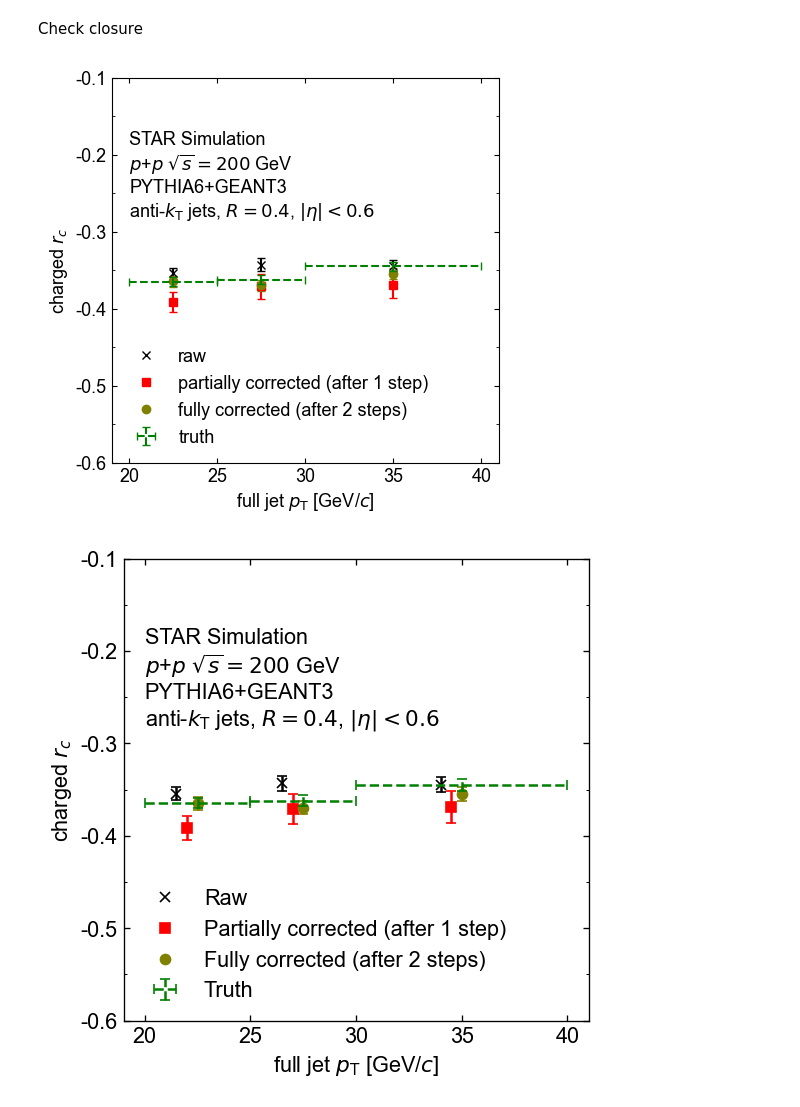
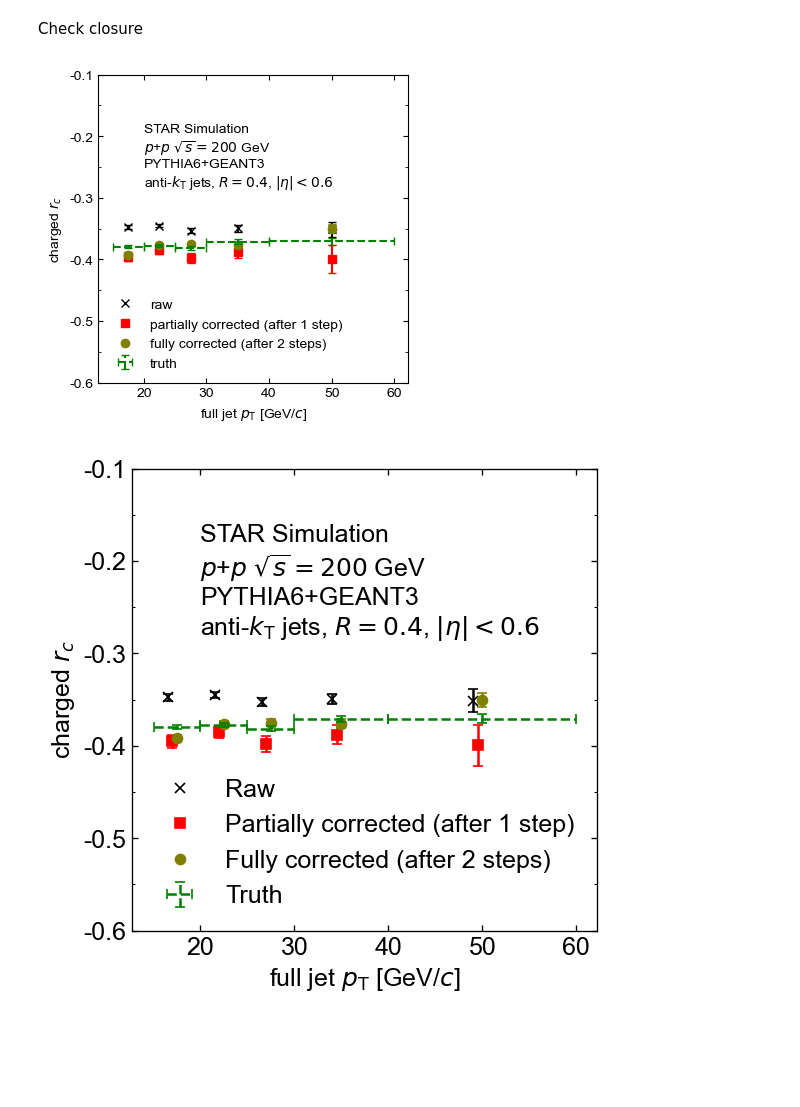
Before and after one commit to y-song/rc, a Jupyter notebook: pp/closure_paper_plot.ipynb, the cells around one changed output. Cells and saved outputs as stored; diff of their text form; code cells hidden in the pictures; blank space fills up the shorter version.

Commit message:
Fixed a bug for closure_paper_plot, updated plots for thesis with new embedding

```diff
--- a/pp/closure_paper_plot.ipynb
+++ b/pp/closure_paper_plot.ipynb
@@ -277,9 +332,11 @@ df2_allreco_pts_array = [ df2_allreco[(df2_allreco.pts>15) & (df2_allreco.pts<20
 # %%
 b2_allreco_array = []
+b2_err_allreco_array = []
 for i in range(0,5):
     df2_allreco_pts = df2_allreco_pts_array[i]
     y_reco,yerr_reco,x = calc_hist(df2_allreco_pts[ob+'s'], bins=np.arange(range_low,range_high+(range_high-range_low)/bins, (range_high-range_low)/bins), weights=df2_allreco_pts['ws'], density=True)
     b2_allreco_array.append(y_reco/sum(y_reco))
+    b2_err_allreco_array.append(yerr_reco/sum(y_reco))
 # %%
 def subtractFake(data, fake_rate, fake_dist):
     corrected = (data - fake_rate * fake_dist)/(1 - fake_rate)
@@ -289,15 +346,15 @@ b2_fakesubtracted_array = []
 b2_err_fakesubtracted_array = []
 rc_fakesubtracted_array = []
 rc_err_fakesubtracted_array = []
-for i in range(0,4):
+for i in range(0,5):
     print(i)
     #print(b2_allreco_array[i])
     #print(getRc(data_array[i]))
     b2_fakesubtracted = subtractFake(b2_allreco_array[i], fake_rate_array[i], b1_fake_array[i])
     b2_fakesubtracted_array.append(b2_fakesubtracted)
-    b2_err_fakesubtracted = np.sqrt(b1_err_allreco_array[i]**2+(fake_rate_array[i]*b1_err_fake_array[i])**2)
+    b2_err_fakesubtracted = np.sqrt(b2_err_allreco_array[i]**2+(fake_rate_array[i]*b1_err_fake_array[i])**2)
     b2_err_fakesubtracted_array.append(b2_err_fakesubtracted)
-    print(b2_fakesubtracted)
+    print(b2_fakesubtracted, b2_err_fakesubtracted)
     nos = b2_fakesubtracted[0]
     nss = b2_fakesubtracted[1]
     rc_fakesubtracted = (nss-nos) / (nss+nos)
@@ -441,11 +499,8 @@ Obtain truth
 df2_alltruth_pt_array = [ df2_alltruth[(df2_alltruth.pt>15) & (df2_alltruth.pt<20)],\
                        df2_alltruth[(df2_alltruth.pt>20) & (df2_alltruth.pt<25)],\
                        df2_alltruth[(df2_alltruth.pt>25) & (df2_alltruth.pt<30)],\
-                       df2_alltruth[(df2_alltruth.pt>30) & (df2_alltruth.pt<40)] ]
-# this is technically incorrect since
-# df_all = pd.read_csv('/vast/palmer/home.grace/ys668/output/run12/all0818_2_all.csv')
-# df_alltruth = applyCut(df_all, 'pt>5 and b!=-9')
-# and df_all include only jets that pass the detector-level cuts
+                       df2_alltruth[(df2_alltruth.pt>30) & (df2_alltruth.pt<40)],\
+                       df2_alltruth[(df2_alltruth.pt>40) & (df2_alltruth.pt<60)]  ]
 # %%
 rc2_truth_b_vs_pt_array = []
 rc2_err_truth_b_vs_pt_array = []
@@ -459,14 +514,14 @@ from matplotlib.ticker import (MultipleLocator, AutoMinorLocator)
 plt.rcParams['font.family'] = 'arial'
 plt.rcParams['axes.unicode_minus'] = False
 # %%
-fig=plt.figure(figsize=(5,5))
-plt.errorbar([22.5, 27.5, 35], rc2_allreco_bs_vs_pts_array[1:], yerr=rc2_err_allreco_bs_vs_pts_array[1:], capsize=3, color='k', ls='none')
-plt.errorbar([22.5, 27.5, 35], rc_fakesubtracted_array[1:], yerr=rc_err_fakesubtracted_array[1:], capsize=3, color='r', ls='none')
-plt.errorbar([22.5, 27.5, 35], rc_match_bs_vs_pt_array[1:-1], yerr=rc_err_match_bs_vs_pt_array[1:-1], capsize=3, color='olive', ls='none')
-plt.plot([22.5, 27.5, 35], rc2_allreco_bs_vs_pts_array[1:], color='k', ls='none', marker='x', label='raw')
-plt.plot([22.5, 27.5, 35], rc_fakesubtracted_array[1:], color='r', ls='none', marker='s', label='partially corrected (after 1 step)')
-plt.plot([22.5, 27.5, 35], rc_match_bs_vs_pt_array[1:-1], color='olive', ls='none', marker='o', label='fully corrected (after 2 steps)')
-eb1 = plt.errorbar([22.5, 27.5, 35], rc2_truth_b_vs_pt_array[1:], xerr=[2.5, 2.5, 5], yerr=rc2_err_truth_b_vs_pt_array[1:], capsize=3, color='g', ls='none', label='truth')
+fig=plt.figure(figsize=(4,4))
+plt.errorbar([17.5, 22.5, 27.5, 35, 50], rc2_allreco_bs_vs_pts_array, yerr=rc2_err_allreco_bs_vs_pts_array, capsize=3, color='k', ls='none')
+plt.errorbar([17.5, 22.5, 27.5, 35, 50], rc_fakesubtracted_array, yerr=rc_err_fakesubtracted_array, capsize=3, color='r', ls='none')
+plt.errorbar([17.5, 22.5, 27.5, 35, 50], rc_match_bs_vs_pt_array, yerr=rc_err_match_bs_vs_pt_array, capsize=3, color='olive', ls='none')
+plt.plot([17.5, 22.5, 27.5, 35, 50], rc2_allreco_bs_vs_pts_array, color='k', ls='none', marker='x', label='raw')
+plt.plot([17.5, 22.5, 27.5, 35, 50], rc_fakesubtracted_array, color='r', ls='none', marker='s', label='partially corrected (after 1 step)')
+plt.plot([17.5, 22.5, 27.5, 35, 50], rc_match_bs_vs_pt_array, color='olive', ls='none', marker='o', label='fully corrected (after 2 steps)')
+eb1 = plt.errorbar([17.5, 22.5, 27.5, 35, 50], rc2_truth_b_vs_pt_array, xerr=[2.5, 2.5, 2.5, 5, 10], yerr=rc2_err_truth_b_vs_pt_array, capsize=3, color='g', ls='none', label='truth')
 eb1[-1][0].set_linestyle('--')
 eb1[-1][1].set_linestyle('--')
 plt.xlabel('full jet $p_{\mathrm{T}}$ [GeV/$c$]')
@@ -479,29 +534,30 @@ ax = plt.gca()
 ax.tick_params(top=True, right=True, bottom=True, left=True, direction='in', which='both')
 ax.axes.yaxis.set_minor_locator(MultipleLocator(0.05))
 # %% [output]
-[figure, old version]
+[figure, new version]
 # %%
 plt.rcParams['figure.dpi'] = 120
+plt.rcParams['font.size'] = 15
 # %%
 fig=plt.figure(figsize=(5,5))
-plt.errorbar([21.5, 26.5, 34.], rc2_allreco_bs_vs_pts_array[1:], yerr=rc2_err_allreco_bs_vs_pts_array[1:], capsize=3, color='k', ls='none')
-plt.errorbar([22, 27, 34.5], rc_fakesubtracted_array[1:], yerr=rc_err_fakesubtracted_array[1:], capsize=3, color='r', ls='none')
-plt.errorbar([22.5, 27.5, 35], rc_match_bs_vs_pt_array[1:-1], yerr=rc_err_match_bs_vs_pt_array[1:-1], capsize=3, color='olive', ls='none')
-plt.plot([21.5, 26.5, 34.], rc2_allreco_bs_vs_pts_array[1:], color='k', ls='none', marker='x', label='Raw')
-plt.plot([22, 27, 34.5], rc_fakesubtracted_array[1:], color='r', ls='none', marker='s', label='Partially corrected (after 1 step)')
-plt.plot([22.5, 27.5, 35], rc_match_bs_vs_pt_array[1:-1], color='olive', ls='none', marker='o', label='Fully corrected (after 2 steps)')
-eb1 = plt.errorbar([22.5, 27.5, 35], rc2_truth_b_vs_pt_array[1:], xerr=[2.5, 2.5, 5], yerr=rc2_err_truth_b_vs_pt_array[1:], capsize=3, color='g', ls='none', label='Truth')
+plt.errorbar([16.5, 21.5, 26.5, 34., 49], rc2_allreco_bs_vs_pts_array, yerr=rc2_err_allreco_bs_vs_pts_array, capsize=3, color='k', ls='none')
+plt.errorbar([17, 22, 27, 34.5, 49.5], rc_fakesubtracted_array, yerr=rc_err_fakesubtracted_array, capsize=3, color='r', ls='none')
+plt.errorbar([17.5, 22.5, 27.5, 35, 50], rc_match_bs_vs_pt_array, yerr=rc_err_match_bs_vs_pt_array, capsize=3, color='olive', ls='none')
+plt.plot([16.5, 21.5, 26.5, 34., 49], rc2_allreco_bs_vs_pts_array, color='k', ls='none', marker='x', label='Raw')
+plt.plot([17, 22, 27, 34.5, 49.5], rc_fakesubtracted_array, color='r', ls='none', marker='s', label='Partially corrected (after 1 step)')
+plt.plot([17.5, 22.5, 27.5, 35, 50], rc_match_bs_vs_pt_array, color='olive', ls='none', marker='o', label='Fully corrected (after 2 steps)')
+eb1 = plt.errorbar([17.5, 22.5, 27.5, 35, 50], rc2_truth_b_vs_pt_array, xerr=[2.5, 2.5, 2.5, 5, 10], yerr=rc2_err_truth_b_vs_pt_array, capsize=3, color='g', ls='none', label='Truth')
 eb1[-1][0].set_linestyle('--')
 eb1[-1][1].set_linestyle('--')
 plt.xlabel('full jet $p_{\mathrm{T}}$ [GeV/$c$]')
 plt.axhline(y=0.0, color='grey', linestyle='--')
 plt.ylabel('charged $r_c$')
 plt.ylim(-0.6,-0.1)
 plt.legend(loc='lower left', frameon=False)
 plt.text(20, -0.28, 'STAR Simulation\n$p$+$p$ $\sqrt{s}=200$ GeV\nPYTHIA6+GEANT3\nanti-$k_{\mathrm{T}}$ jets, $R=0.4$, $|\eta|<0.6$')
 ax = plt.gca()
 ax.tick_params(top=True, right=True, bottom=True, left=True, direction='in', which='both')
 ax.axes.yaxis.set_minor_locator(MultipleLocator(0.05))
 plt.savefig('rc_vs_pt_closure_shifted.pdf', bbox_inches='tight')
 # %% [output]
-[figure, old version]
+[figure, new version]
```
Also changed, not shown: parts of 26 cells of this notebook, 1 other file.
